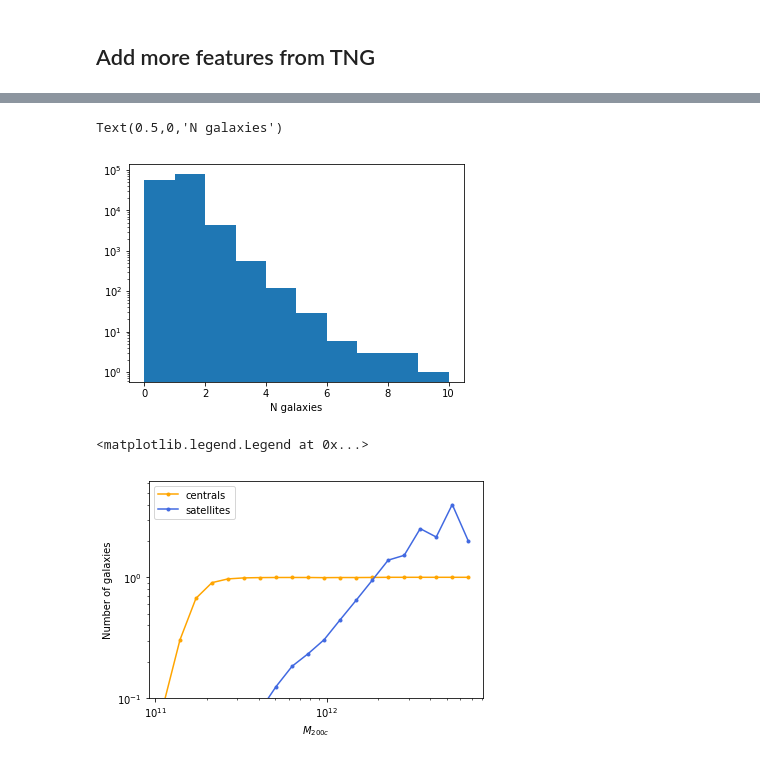
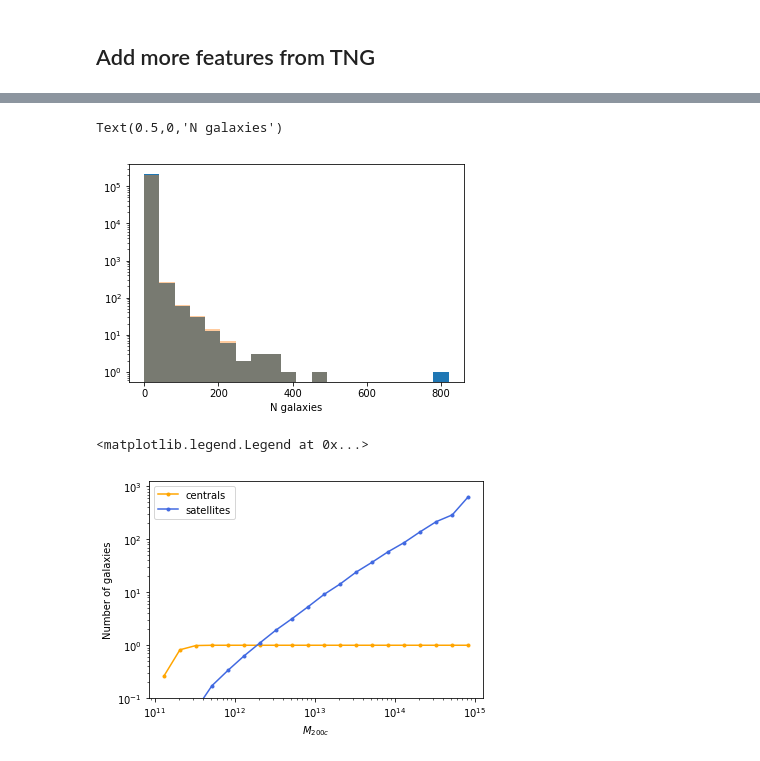
Before and after one commit to florpi/GaHaCo, a Jupyter notebook: notebooks/data_EDA.ipynb, the cells around one changed output, grey strips where cells are left out. Saved outputs shown, nothing was run; the diff lists cells and outputs as text; code cells hidden in the pictures.

Commit message:
matching done differently, instead of chosing uniques mathces do sum of number of galaxies for all the matched halos

```diff
--- a/notebooks/data_EDA.ipynb
+++ b/notebooks/data_EDA.ipynb
@@ -55,7 +48,7 @@ There are 507540 haloes in the hydro simulation
 # %% [markdown]
 ## Halo mass cut on the DMO ones
 # %%
-mass_matching_df = matching_df.loc[matching_df['M200_DMO'] > HALO_MASS_CUT]
+mass_matching_df = matching_df.loc[matching_df['M200_HYDRO'] > HALO_MASS_CUT]
 # %%
 print(f'There are {len(np.unique(mass_matching_df.ID_DMO))} unique haloes above {HALO_MASS_CUT:.1E}'
       ' solar masses in the Dark matter only simulation')
@@ -128,7 +116,7 @@ properties_df
 | 229264 | 280987.0 | 1.000741e+11 | 108.866826 | 0.014430 | 75.510895 | 1.792922e+07 | 3.687706e+25 |
 229265 rows × 7 columns
 # %%
-merged_matching_df = pd.merge(unique_matching_df, properties_df, on = ['ID_DMO'], how = 'inner')
+merged_matching_df = pd.merge(mass_matching_df, properties_df, on = ['ID_DMO'], how = 'inner')
 # %% [markdown]
 ## Adding properties from the merger tree info
 # %%
@@ -192,7 +164,18 @@ hydro_merged_df
+# %%
+agg_df = hydro_merged_df.groupby('ID_DMO')['N_gals'].sum()
+no_duplicates_df = hydro_merged_df.drop_duplicates(subset = 'ID_DMO', keep = 'last')
+
+no_duplicates_df = pd.merge(no_duplicates_df, agg_df.to_frame('N_gals_total').reset_index())
+no_duplicates_df = no_duplicates_df.drop(columns = ['N_gals'])
+no_duplicates_df.rename(columns = {'N_gals_total':'N_gals'}, inplace = True)
 # %%
-plt.hist(hydro_merged_df.N_gals, log = True)
+_, bins, _ = plt.hist(hydro_merged_df.N_gals, bins = 20,
+                     log = True)
+
+_ = plt.hist(no_duplicates_df.N_gals, log = True, alpha = 0.4, bins = bins)
+
 plt.xlabel('N galaxies')
 # %% [output]
 Text(0.5,0,'N galaxies')
-[figure, old version]
+[figure, new version]
 # %%
@@ -234,7 +217,7 @@ ax.plot((edges[1:]+edges[:-1])/2.,
            label = 'centrals')
 
 ax.plot((edges[1:]+edges[:-1])/2.,
-           n_satellites_binned, #yerr = n_satellites_error,
+           n_centrals_binned*n_satellites_binned, #yerr = n_satellites_error,
              color='royalblue', marker='o',markersize=3,
         label = 'satellites')
 
@@ -249,4 +232,4 @@ ax.set_ylim(1e-1)
 plt.legend()
 # %% [output]
 <matplotlib.legend.Legend at 0x...>
-[figure, old version]
+[figure, new version]
```
Also changed, not shown: parts of 14 cells of this notebook, 3 other files.
